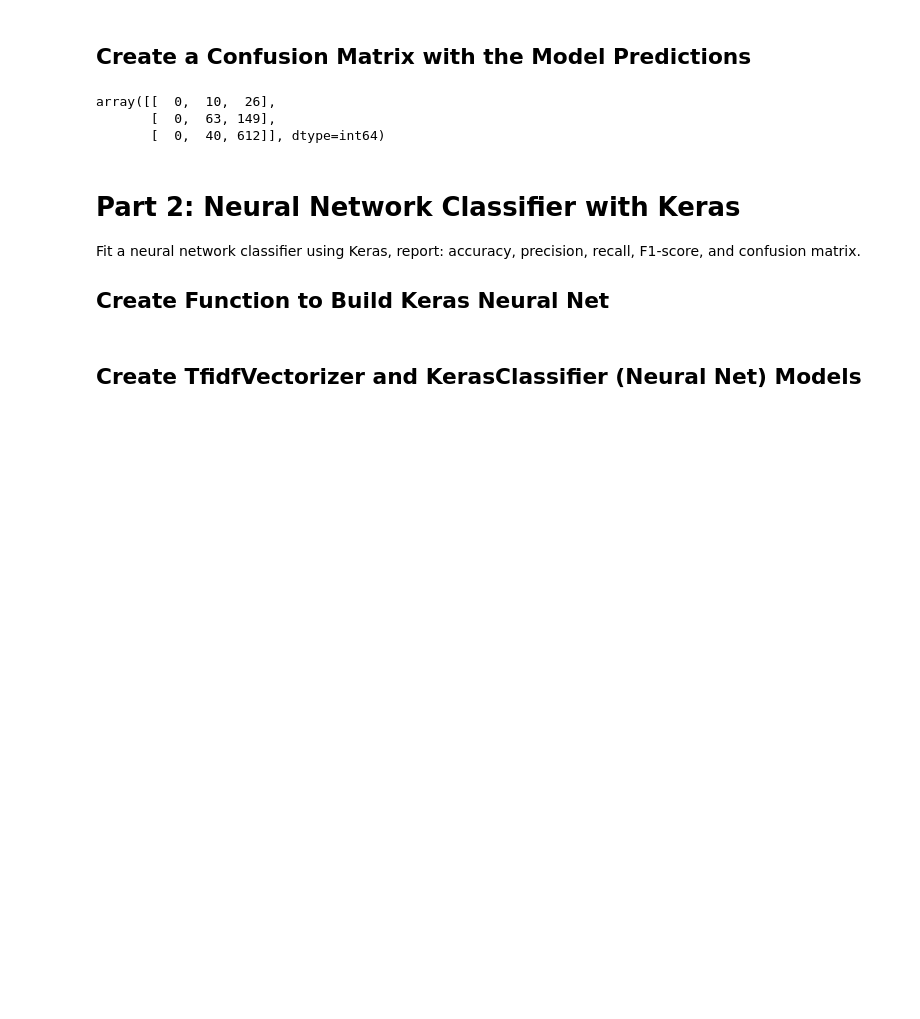
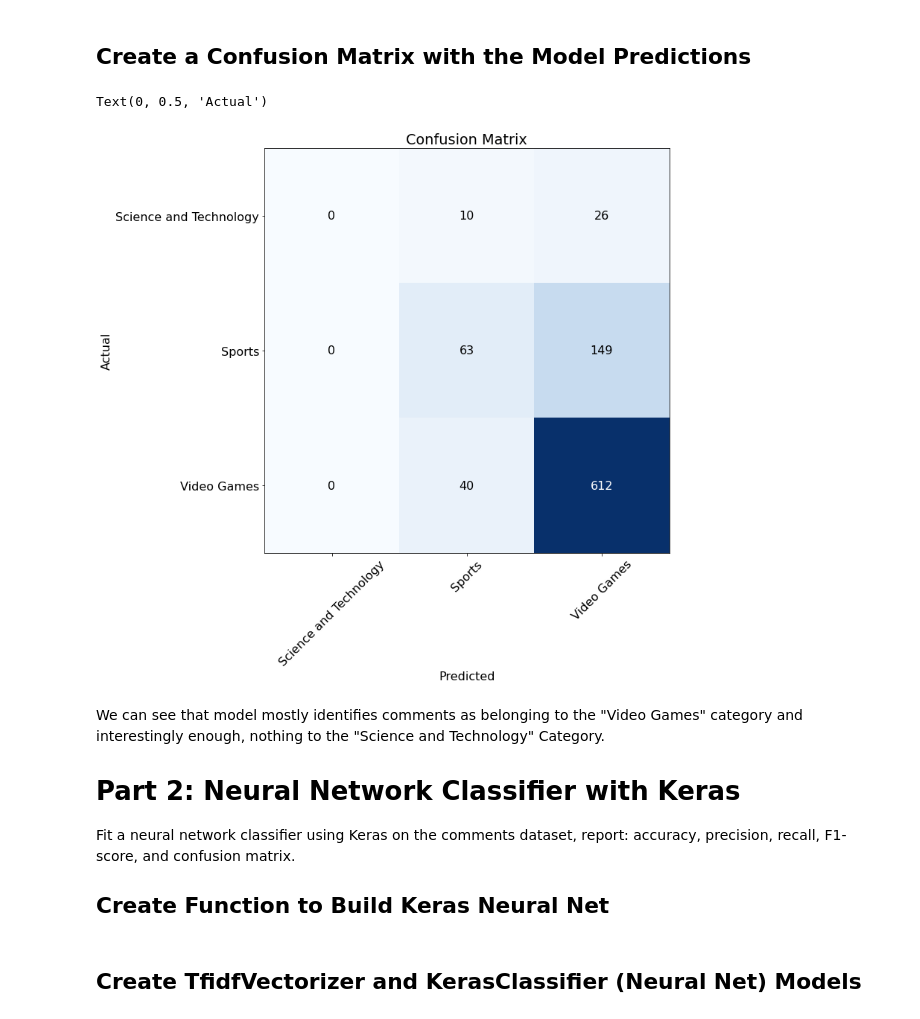
Before and after one commit to Robert-Zacchigna/Portfolio, a Jupyter notebook: Neural Network Classifiers (Scikit and Keras)/Neural Network Classifiers (Scikit and Keras).ipynb, the cells around one changed output. Drawn from its saved outputs; the diff is of its cells as text; code cells hidden in the pictures; blank space fills up the shorter version.

```diff
--- a/Neural Network Classifiers (Scikit and Keras)/Neural Network Classifiers (Scikit and Keras).ipynb
+++ b/Neural Network Classifiers (Scikit and Keras)/Neural Network Classifiers (Scikit and Keras).ipynb
@@ -282,17 +325,27 @@ Model Classification Metric Scores
 # %% [markdown]
 <a id='Part_1-Scikit_Conf_Mat'></a>
 ## Create a Confusion Matrix with the Model Predictions
-# %%
-confusion_matrix(y_test, y_pred)
-# %% [output]
-array([[  0,  10,  26],
-       [  0,  63, 149],
-       [  0,  40, 612]], dtype=int64)
+# %%
+plt.rcParams['figure.figsize'] = (16, 10)
+plt.rcParams.update({'font.size': 16})
+
+plot_confusion_matrix(conf_mat=confusion_matrix(y_test, y_pred),
+                      class_names=['Science and Technology', 'Sports', 'Video Games'],
+                      cmap=plt.cm.Blues)
+
+plt.title('Confusion Matrix')
+plt.xlabel('Predicted')
+plt.ylabel('Actual')
+# %% [output]
+Text(0, 0.5, 'Actual')
+[figure, added]
 # %% [markdown]
+We can see that model mostly identifies comments as belonging to the "Video Games" category and interestingly enough, nothing to the "Science and Technology" Category.
+
 <a id='Part_2'></a>
 # Part 2: Neural Network Classifier with Keras
 
-Fit a neural network classifier using Keras, report: accuracy, precision, recall, F1-score, and confusion matrix.
+Fit a neural network classifier using Keras on the comments dataset, report: accuracy, precision, recall, F1-score, and confusion matrix.
 
 <a id='Part_2-Build_Keras'></a>
 ## Create Function to Build Keras Neural Net
```
Also changed, not shown: parts of 25 cells of this notebook, 1 other file.
